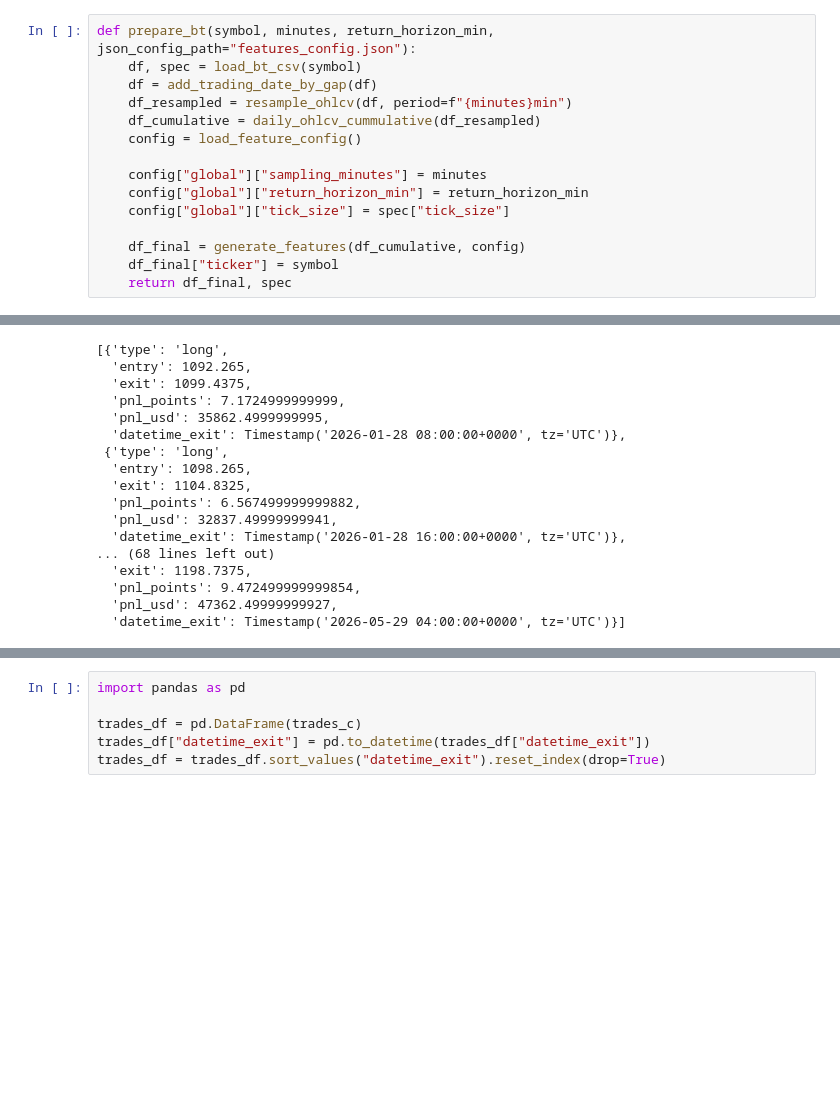
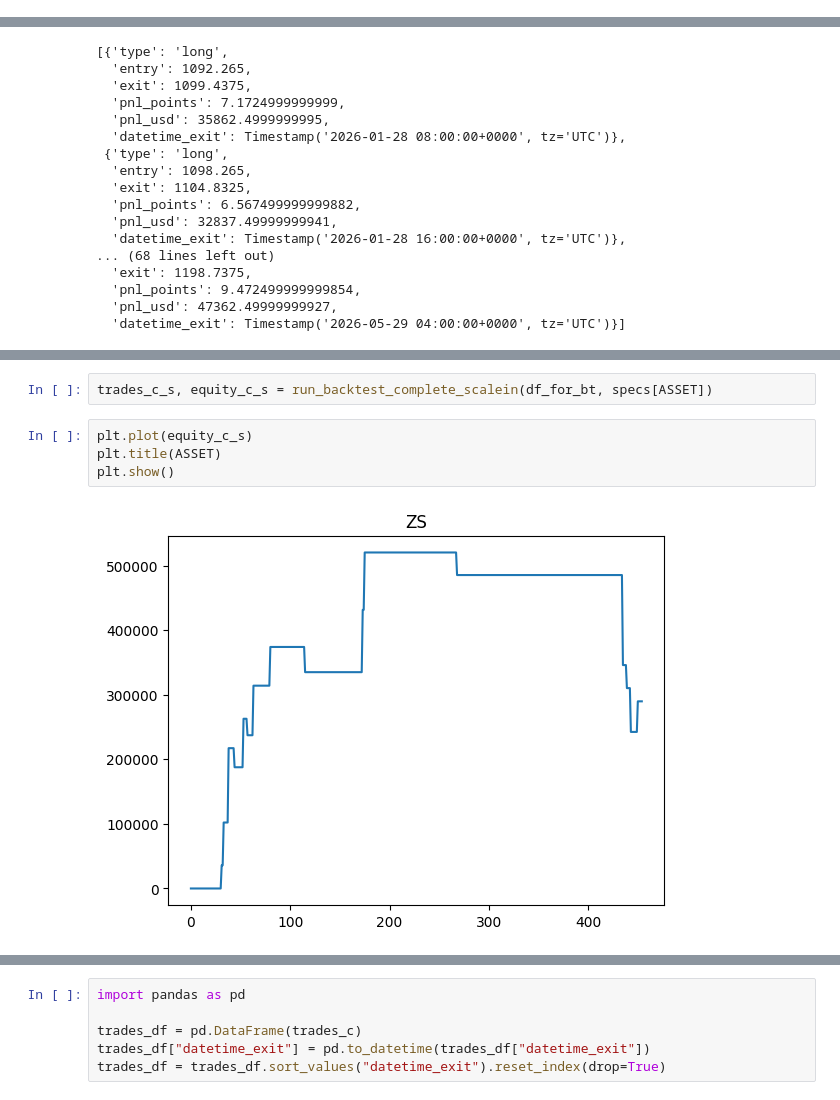
Before and after one commit to LijunZhou000/ML-Algorithmic-Trading, a Jupyter notebook: TradingBots/Notebooks/P4TrestingTriple.ipynb, the cells around one changed output, grey strips where cells are left out. Drawn from its saved outputs; the diff is of its cells as text; blank space fills up the shorter version.

Commit message:
Backtest completo por futuro

```diff
--- a/TradingBots/Notebooks/P4TrestingTriple.ipynb
+++ b/TradingBots/Notebooks/P4TrestingTriple.ipynb
@@ -105,18 +95,3 @@ def load_bt_csv(ticker):
-# %%
-def prepare_bt(symbol, minutes, return_horizon_min, json_config_path="features_config.json"):
-    df, spec = load_bt_csv(symbol)
-    df = add_trading_date_by_gap(df)
-    df_resampled = resample_ohlcv(df, period=f"{minutes}min")
-    df_cumulative = daily_ohlcv_cummulative(df_resampled)
-    config = load_feature_config()
-
-    config["global"]["sampling_minutes"] = minutes
-    config["global"]["return_horizon_min"] = return_horizon_min
-    config["global"]["tick_size"] = spec["tick_size"]
-
-    df_final = generate_features(df_cumulative, config)
-    df_final["ticker"] = symbol
-    return df_final, spec
 # %%
 df_bt, spec_bt = prepare_bt(ASSET, MINUTES, RETURN_HORIZON_MIN, json_config_path="../Data/features_config.json")
 # %%
@@ -1644,0 +1802,8 @@ trades_c
+# %%
+trades_c_s, equity_c_s = run_backtest_complete_scalein(df_for_bt, specs[ASSET])
+# %%
+plt.plot(equity_c_s)
+plt.title(ASSET)
+plt.show()
+# %% [output]
+[figure, added]
```
Also changed, not shown: parts of 20 cells of this notebook, 4 other files.
